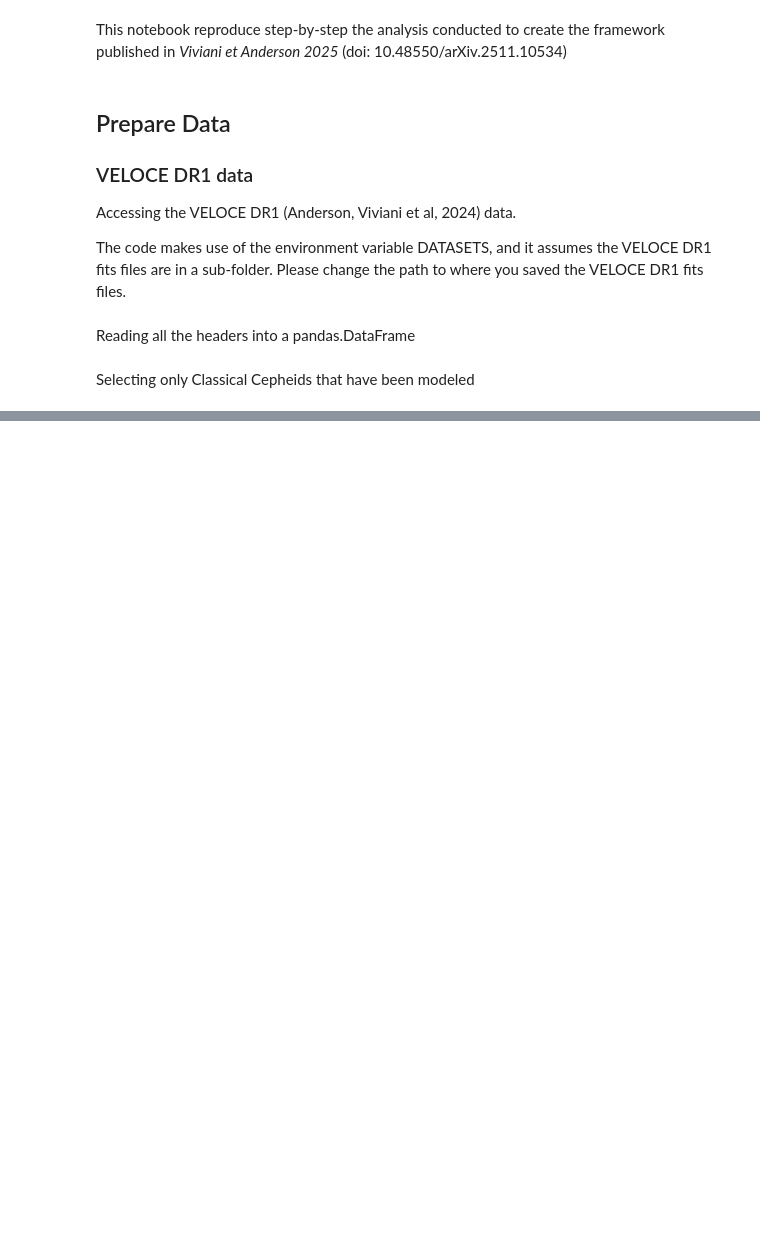
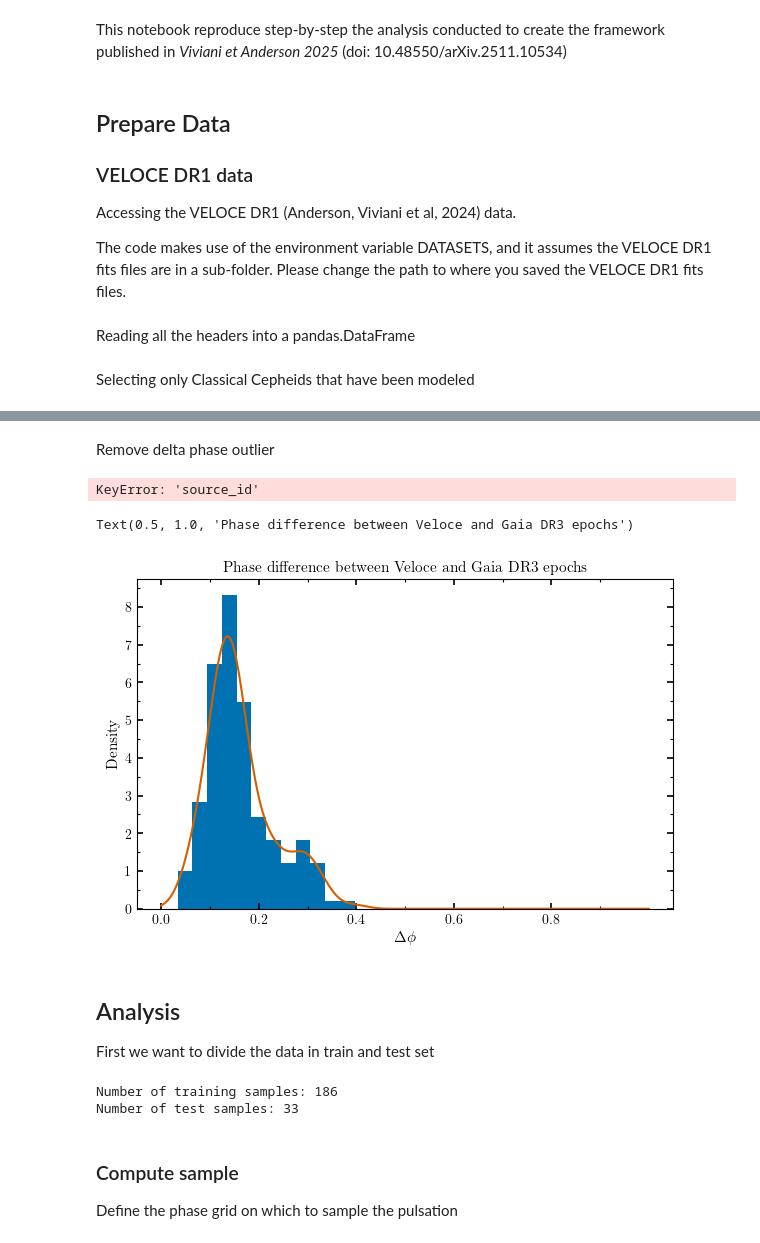
Before and after one commit to giordiviv/veloce-framework, a Jupyter notebook: notebooks/veloceIII_framework.ipynb, the cells around one changed output, grey strips where cells are left out. Drawn from its saved outputs; the diff is of its cells as text; code cells hidden in the pictures; blank space fills up the shorter version.

```diff
--- a/notebooks/veloceIII_framework.ipynb
+++ b/notebooks/veloceIII_framework.ipynb
@@ -75,0 +520,48 @@ veloce_data
+# %% [markdown]
+Remove delta phase outlier
+# %%
+delta_phase_outlier = gaia_veloce_delta[gaia_veloce_delta["DELTA_PHASE"] > 0.6]  # noqa: PLR2004
+print(
+    f"Name of outlier: {delta_phase_outlier['NAME'].iloc[0]}, {delta_phase_outlier['source_id'].iloc[0]}"
+)  # noqa: T201
+# Remove outlier from the DataFrame
+gaia_veloce_delta = gaia_veloce_delta[gaia_veloce_delta["DELTA_PHASE"] <= 0.6]  # noqa: PLR2004
+# %% [output]
+KeyError: 'source_id'
+# %%
+width = 3.46 * 2
+height = width / 1.618
+fig, axs = plt.subplots(figsize=(width, height))
+axs.hist(
+    gaia_veloce_delta["DELTA_PHASE"],
+    bins=int(np.sqrt(len(gaia_veloce_delta))),
+    density=True,
+    color=color_safe["blue"],
+    label="Data",
+)
+# KDE of the phase differences
+kde_delta_phase = gaussian_kde(gaia_veloce_delta["DELTA_PHASE"])
+x_kde = np.linspace(0, 1, 1000)
+y_kde = kde_delta_phase(x_kde)
+axs.plot(x_kde, y_kde, color=color_safe["dark_orange"], label="KDE")
+
+xlim, ylim = axs.get_xlim(), axs.get_ylim()
+x_ticks, x_ticks_minor = np.arange(0, 1, 0.2), np.arange(0, 1, 0.1)
+y_ticks, y_ticks_minor = np.arange(0, 10, 1), np.arange(0, 10, 0.5)
+vf.plot.format_xticks(axs, x_ticks, x_ticks_minor)
+vf.plot.format_yticks(axs, y_ticks, y_ticks_minor)
+axs.set_xlim(xlim)
+axs.set_ylim(ylim)
+axs.set_xlabel(r"$\Delta \phi$", fontsize=label_size)
+axs.set_ylabel(r"Density", fontsize=label_size)
+axs.set_title(
+    "Phase difference between Veloce and Gaia DR3 epochs",
+    fontsize=label_size,
+)
+# %% [output]
+Text(0.5, 1.0, 'Phase difference between Veloce and Gaia DR3 epochs')
+[figure, added]
+# %% [markdown]
+## Analysis
+
+First we want to divide the data in train and test set
@@ -75,0 +571,26 @@ veloce_data
+# %%
+percentage_test_set = 0.15
+targets = veloce_headers["NAME"].to_numpy()
+
+# Divide in training and test sample
+idx_train, idx_test = train_test_split(
+    np.arange(len(targets)),
+    test_size=percentage_test_set,
+    random_state=40,
+)
+veloce_headers["SET"] = "train"
+for idx, _ in veloce_headers.iterrows():
+    if idx in idx_test:
+        veloce_headers.loc[idx, "SET"] = "test"
+
+# Number of training and test samples
+n_train = np.sum(veloce_headers["SET"] == "train")
+n_test = np.sum(veloce_headers["SET"] == "test")
+print(f"Number of training samples: {n_train}")  # noqa: T201
+print(f"Number of test samples: {n_test}")  # noqa: T201
+# %% [output]
+Number of training samples: 186
+Number of test samples: 33
+# %% [markdown]
+### Compute sample
+Define the phase grid on which to sample the pulsation
```
Also changed, not shown: parts of 68 cells of this notebook.
